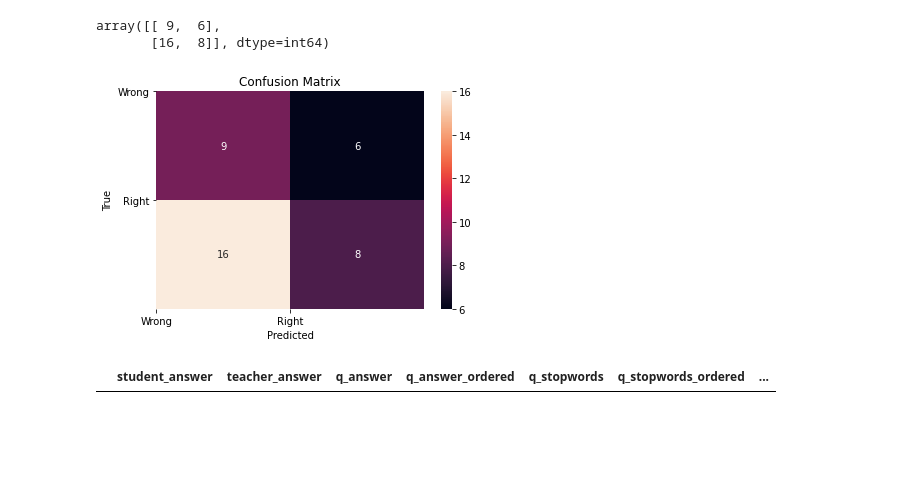
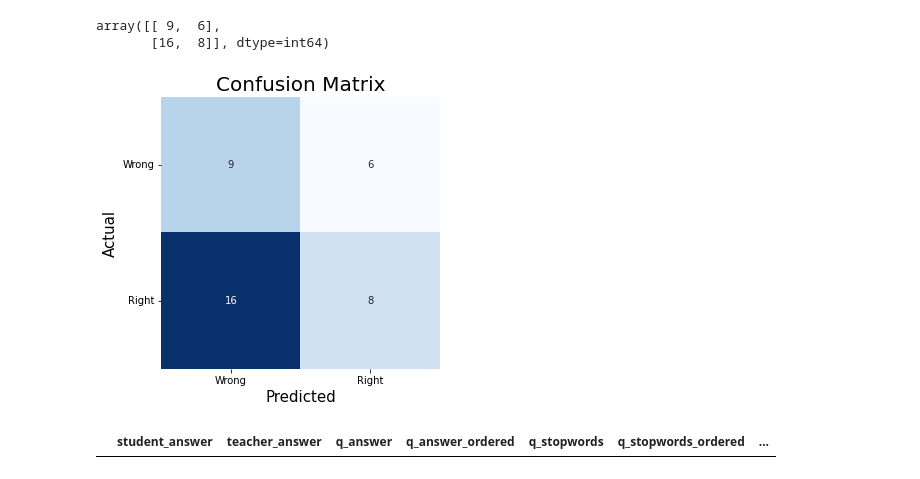
Before and after one commit to ian-mcnair/Answer_Clustering, a Jupyter notebook: step3_Modelling/clustering.ipynb, the cells around one changed output. Cells and saved outputs as stored; diff of their text form; code cells hidden in the pictures; blank space fills up the shorter version.

Commit message:
finished clustering section.

```diff
--- a/step3_Modelling/clustering.ipynb
+++ b/step3_Modelling/clustering.ipynb
@@ -130,15 +141,22 @@ array([[ 9,  6],
        [16,  8]], dtype=int64)
 # %%
 import seaborn as sns
-sns.heatmap(confusion_matrix(nlp.doc['label'], nlp.doc.cluster), annot = True)
-plt.xlabel('Predicted')
-plt.ylabel('True')
-plt.title('Confusion Matrix')
-plt.yticks(ticks = [0,1], labels = ['Wrong', 'Right'], rotation = 0)
-plt.xticks(ticks = [0,1], labels = ['Wrong', 'Right'])
+plt.figure(figsize = (5,5))
+sns.color_palette("viridis", as_cmap=True)
+cm = sns.heatmap(
+    confusion_matrix(nlp.doc['label'], nlp.doc.cluster),
+    annot = True,
+    cbar = False,
+    cmap = 'Blues'
+)
+cm.set_xlabel('Predicted', fontsize = 15)
+cm.set_ylabel('Actual', fontsize = 15)
+cm.set_title('Confusion Matrix', fontsize = 20)
+cm.set_yticklabels( labels = ['Wrong', 'Right'], rotation = 0, va = 'center')
+cm.set_xticklabels(labels = ['Wrong', 'Right'], ha = 'center')
 plt.show()
 # %% [output]
-[figure, old version]
+[figure, new version]
 # %%
 nlp.new_answers
 # %% [output]
```
Also changed, not shown: parts of 1 cell of this notebook, 3 other files.
